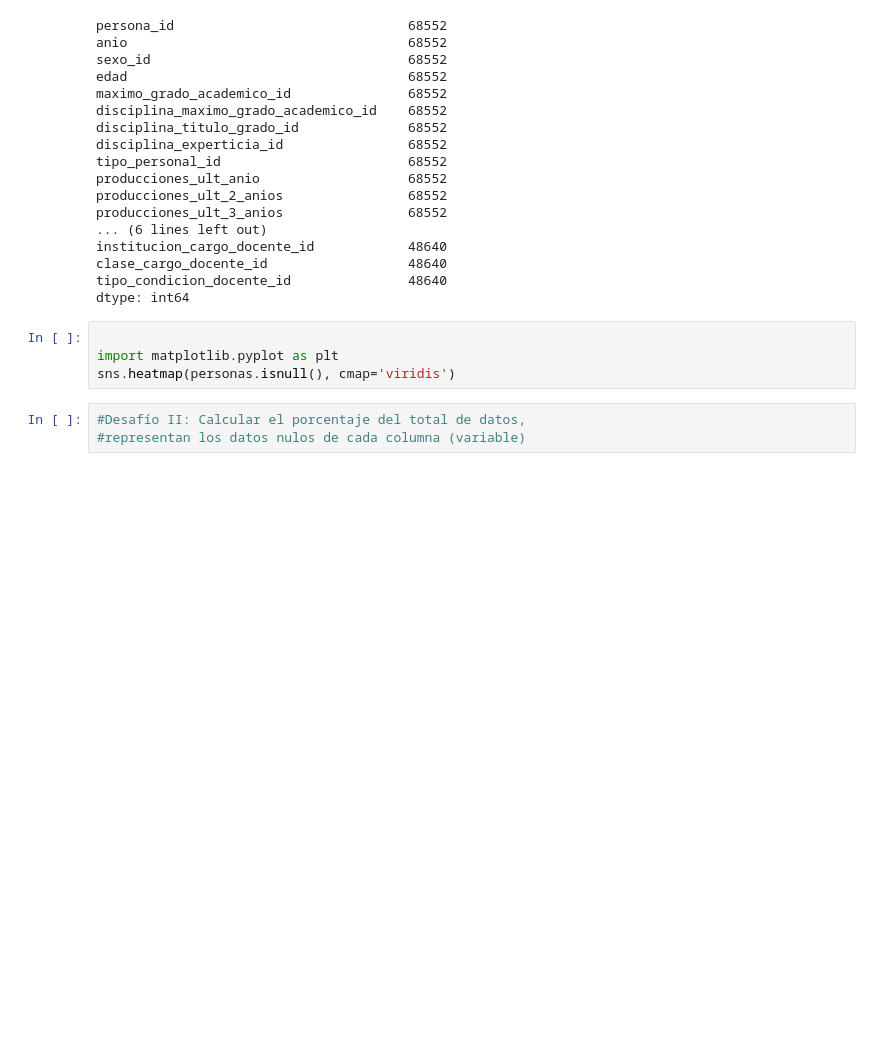
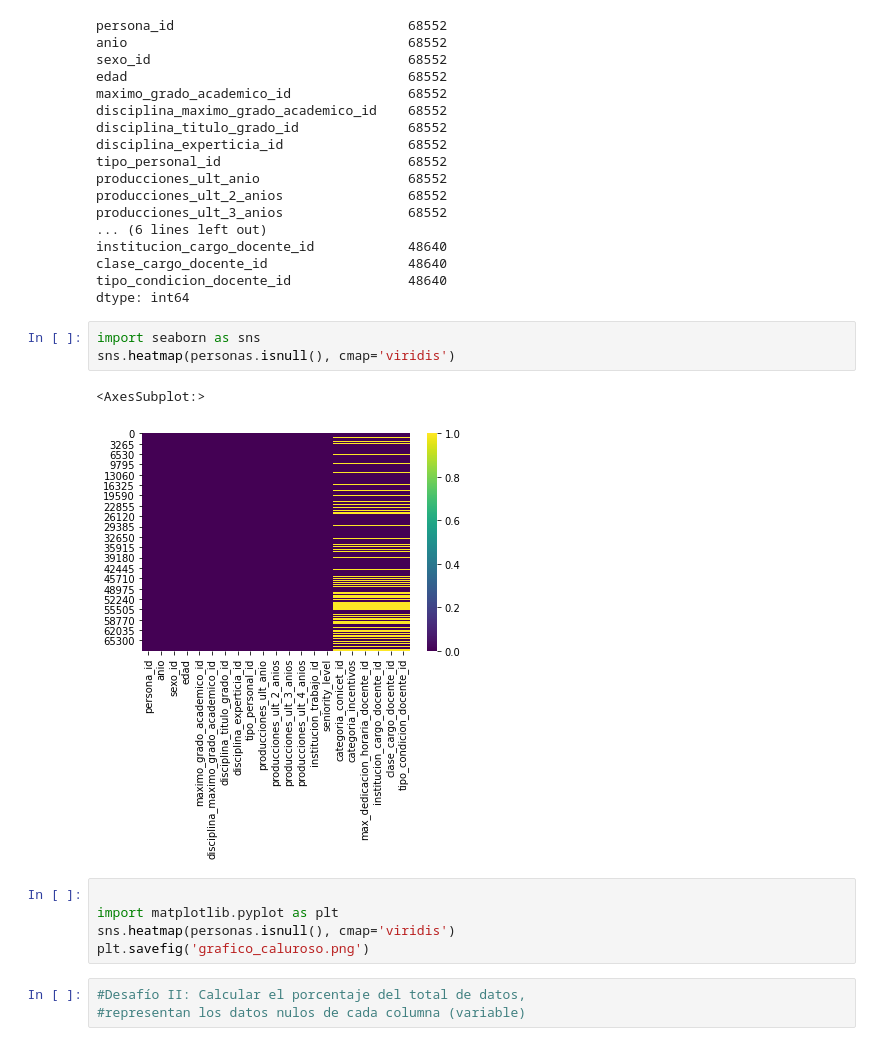
Before and after one commit to pilarfeijoo/Fundamentos-de-Informatica, a Jupyter notebook: segunda parte /mergee.ipynb, the cells around one changed output. Drawn from its saved outputs; the diff is of its cells as text; blank space fills up the shorter version.

```diff
--- a/segunda parte /mergee.ipynb
+++ b/segunda parte /mergee.ipynb
@@ -409,10 +378,17 @@ institucion_cargo_docente_id            48640
 clase_cargo_docente_id                  48640
 tipo_condicion_docente_id               48640
 dtype: int64
+# %%
+import seaborn as sns
+sns.heatmap(personas.isnull(), cmap='viridis')
+# %% [output]
+<AxesSubplot:>
+[figure, added]
 # %%
 
 import matplotlib.pyplot as plt
 sns.heatmap(personas.isnull(), cmap='viridis')
+plt.savefig('grafico_caluroso.png')
 # %%
 #Desafío II: Calcular el porcentaje del total de datos,
 #representan los datos nulos de cada columna (variable)
```
Also changed, not shown: parts of 24 cells of this notebook, 1 other file.
